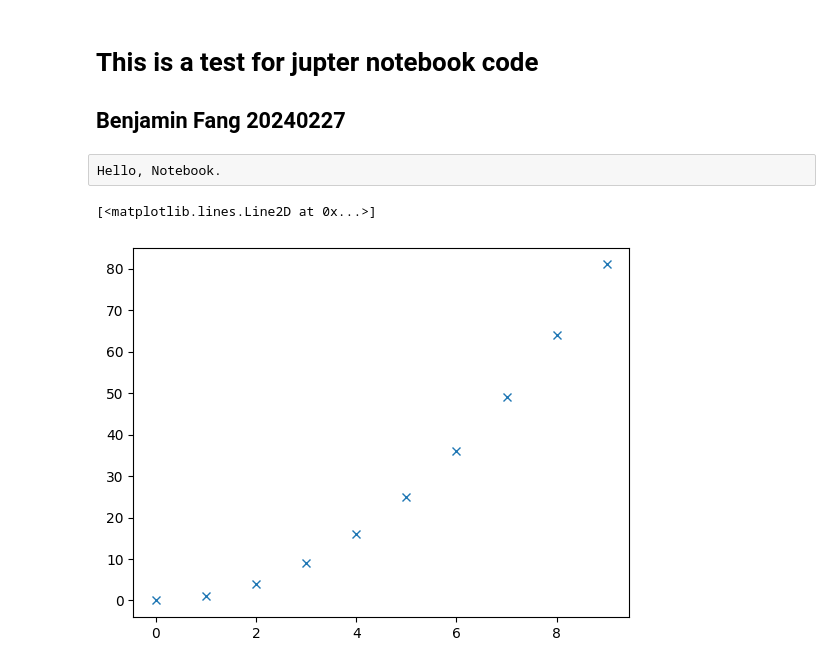
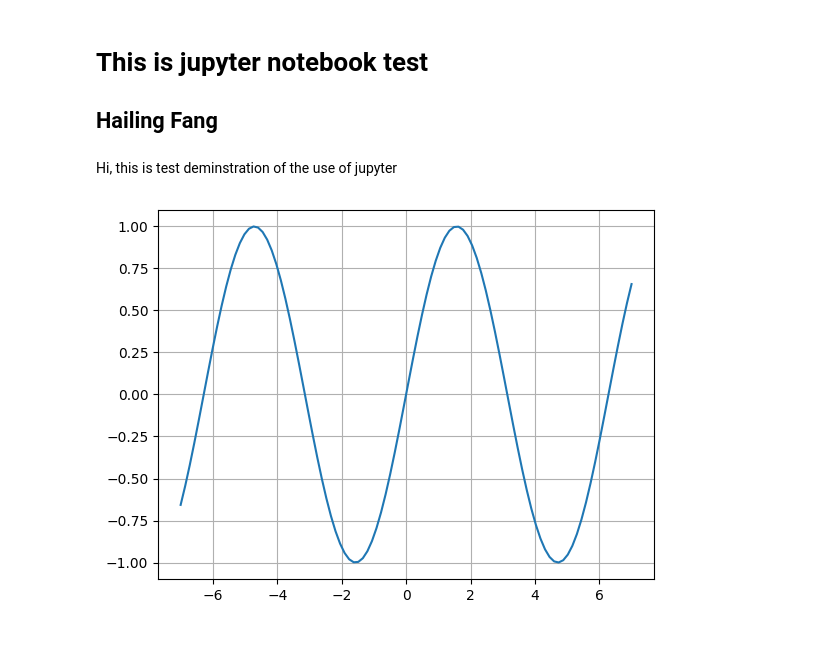
Before and after one commit to hailingfang/learning, a Jupyter notebook: python/jupyter/test.ipynb, the cells around one changed output. Cells and saved outputs as stored; diff of their text form; code cells hidden in the pictures; blank space fills up the shorter version.

```diff
--- a/python/jupyter/test.ipynb
+++ b/python/jupyter/test.ipynb
@@ -1,6 +1,6 @@
 # %% [markdown]
-# This is a test for jupter notebook code
-## Benjamin Fang 20240227
+# This is jupyter notebook test
+## Hailing Fang
-# %% [raw]
-Hello, Notebook.
+# %% [markdown]
+Hi, this is test deminstration of the use of jupyter
 # %%
@@ -12,6 +9,8 @@ y = x ** 2
 # %%
+x = np.linspace(-7, 7, 100)
+y = np.sin(x)
 fig, ax = plt.subplots()
-ax.plot(x, y, linestyle="", marker="x")
+ax.plot(x, y)
+ax.grid()
 # %% [output]
-[<matplotlib.lines.Line2D at 0x...>]
-[figure, old version]
+[figure, new version]
```
Also changed, not shown: parts of 3 cells of this notebook.
